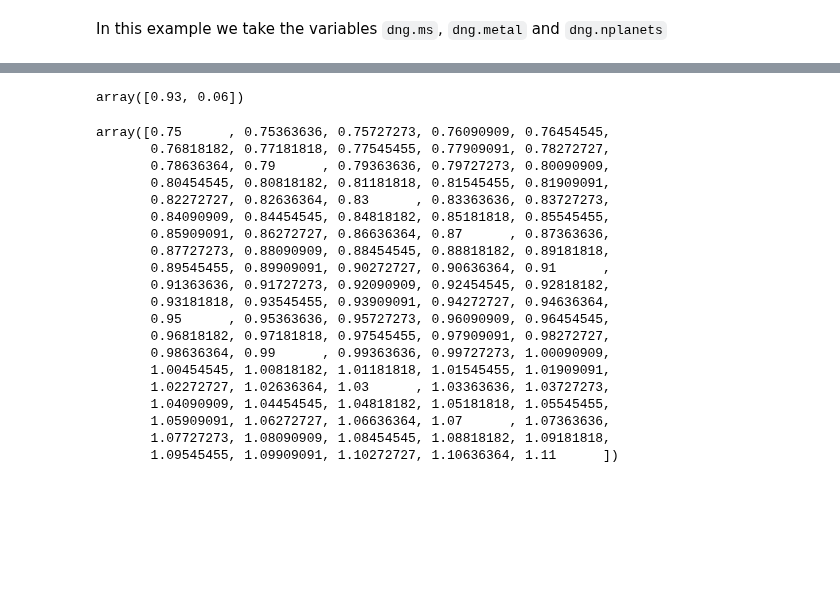
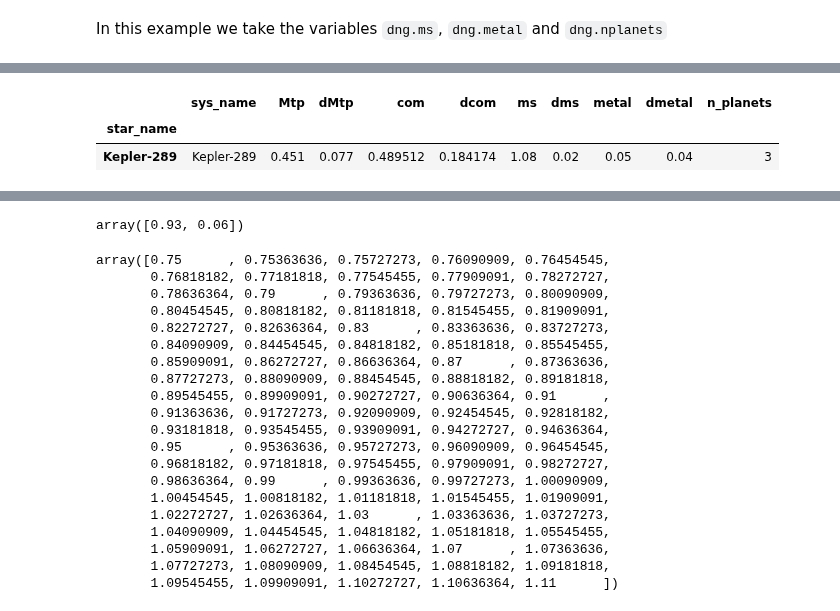
Before and after one commit to fjbautistas/kde_example, a Jupyter notebook: Marginal_Distributions.ipynb, the cells around one changed output, grey strips where cells are left out. Drawn from its saved outputs; the diff is of its cells as text; code cells hidden in the pictures; blank space fills up the shorter version.

```diff
--- a/Marginal_Distributions.ipynb
+++ b/Marginal_Distributions.ipynb
@@ -138 +134,8 @@ likelihood = likel.pdf_std #in standard space
+# %%
+systm = obs_data[obs_data.sys_name == "Kepler-289"]
+systm
+# %% [output]
+|  | sys_name | Mtp | dMtp | com | dcom | ms | dms | metal | dmetal | n_planets |
+| star_name |  |  |  |  |  |  |  |  |  |  |
+| Kepler-289 | Kepler-289 | 0.451 | 0.077 | 0.489512 | 0.184174 | 1.08 | 0.02 | 0.05 | 0.04 | 3 |
 # %%
```
Also changed, not shown: parts of 13 cells of this notebook.
